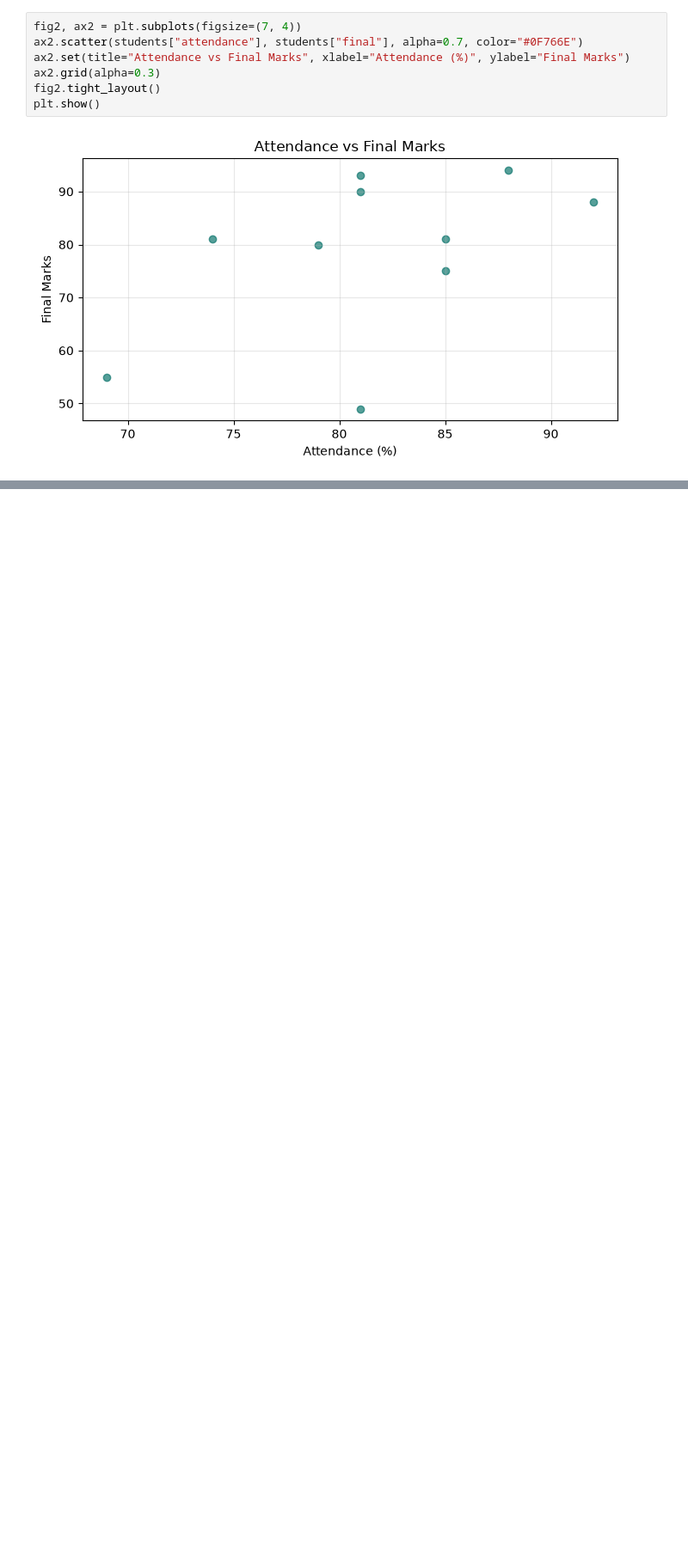
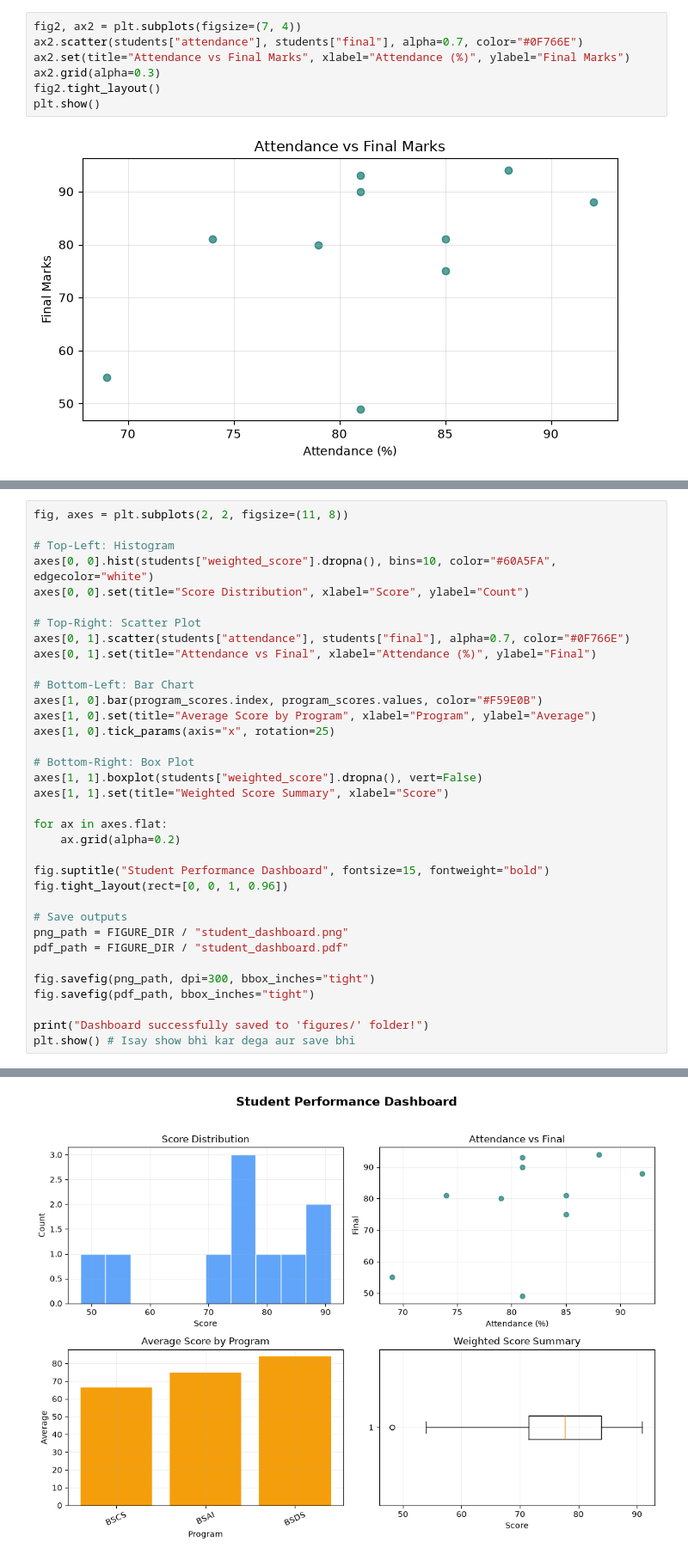
Before and after one commit to AbdullahShakeelOfficial/Programming-for-AI-2026, a Jupyter notebook: week07/visualization_lab.ipynb, the cells around one changed output, grey strips where cells are left out. Shown at 86% size. Saved outputs shown, nothing was run; the diff lists cells and outputs as text; blank space fills up the shorter version.

```diff
--- a/week07/visualization_lab.ipynb
+++ b/week07/visualization_lab.ipynb
@@ -63,0 +87,36 @@ plt.show()
+# %%
+fig, axes = plt.subplots(2, 2, figsize=(11, 8))
+
+# Top-Left: Histogram
+axes[0, 0].hist(students["weighted_score"].dropna(), bins=10, color="#60A5FA", edgecolor="white")
+axes[0, 0].set(title="Score Distribution", xlabel="Score", ylabel="Count")
+
+# Top-Right: Scatter Plot
+axes[0, 1].scatter(students["attendance"], students["final"], alpha=0.7, color="#0F766E")
+axes[0, 1].set(title="Attendance vs Final", xlabel="Attendance (%)", ylabel="Final")
+
+# Bottom-Left: Bar Chart
+axes[1, 0].bar(program_scores.index, program_scores.values, color="#F59E0B")
+axes[1, 0].set(title="Average Score by Program", xlabel="Program", ylabel="Average")
+axes[1, 0].tick_params(axis="x", rotation=25)
+
+# Bottom-Right: Box Plot
+axes[1, 1].boxplot(students["weighted_score"].dropna(), vert=False)
+axes[1, 1].set(title="Weighted Score Summary", xlabel="Score")
+
+for ax in axes.flat:
+    ax.grid(alpha=0.2)
+
+fig.suptitle("Student Performance Dashboard", fontsize=15, fontweight="bold")
+fig.tight_layout(rect=[0, 0, 1, 0.96])
+
+# Save outputs
+png_path = FIGURE_DIR / "student_dashboard.png"
+pdf_path = FIGURE_DIR / "student_dashboard.pdf"
+
+fig.savefig(png_path, dpi=300, bbox_inches="tight")
+fig.savefig(pdf_path, bbox_inches="tight")
+
+print("Dashboard successfully saved to 'figures/' folder!")
+plt.show() # Isay show bhi kar dega aur save bhi
+# %% [output]
@@ -63,0 +124 @@ plt.show()
+[figure, added]
```
Also changed, not shown: parts of 4 cells of this notebook, 1 other file.
